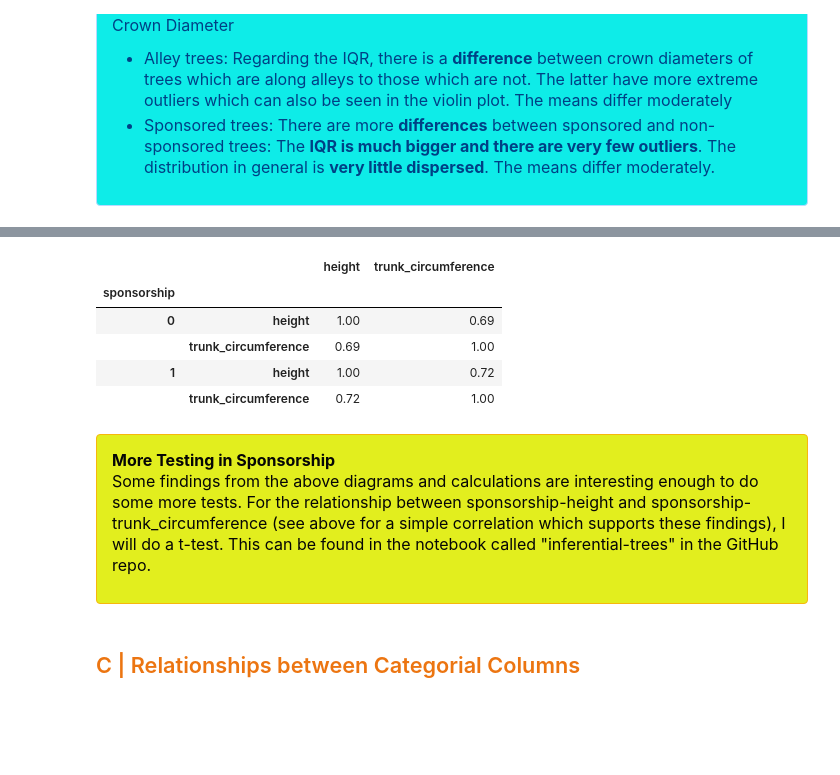
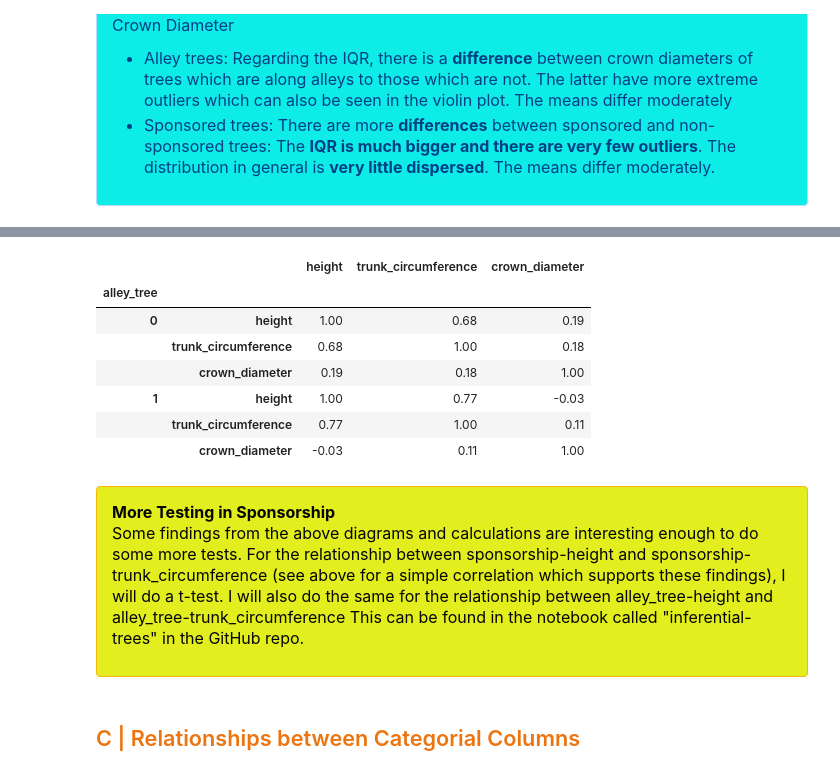
Before and after one commit to Paula0923/trees-midproject, a Jupyter notebook: 2_eda-trees.ipynb, the cells around one changed output, grey strips where cells are left out. Drawn from its saved outputs; the diff is of its cells as text; code cells hidden in the pictures; blank space fills up the shorter version.

```diff
--- a/2_eda-trees.ipynb
+++ b/2_eda-trees.ipynb
@@ -579,13 +559,15 @@ Name: crown_diameter, dtype: float64
 # %%
-# a correlation analysis supports the above described relationships for
-df4.groupby('sponsorship')[['height', 'trunk_circumference']].corr()
+# for alley_tree a correlation analysis shows a strong connection as well which could not be seen from the steps before
+df4.groupby('alley_tree')[['height', 'trunk_circumference', 'crown_diameter']].corr()
 # %% [output]
-|  |  | height | trunk_circumference |
-| sponsorship |  |  |  |
-| 0 | height | 1.00 | 0.69 |
-|  | trunk_circumference | 0.69 | 1.00 |
-| 1 | height | 1.00 | 0.72 |
-|  | trunk_circumference | 0.72 | 1.00 |
+|  |  | height | trunk_circumference | crown_diameter |
+| alley_tree |  |  |  |  |
+| 0 | height | 1.00 | 0.68 | 0.19 |
+|  | trunk_circumference | 0.68 | 1.00 | 0.18 |
+|  | crown_diameter | 0.19 | 0.18 | 1.00 |
+| 1 | height | 1.00 | 0.77 | -0.03 |
+|  | trunk_circumference | 0.77 | 1.00 | 0.11 |
+|  | crown_diameter | -0.03 | 0.11 | 1.00 |
 # %% [markdown]
 <div style="
     padding: 15px;
@@ -599,7 +581,7 @@ df4.groupby('sponsorship')[['height', 'trunk_circumference']].corr()
     word-wrap: break-word;
     text-align: left;">
     <strong>More Testing in Sponsorship</strong>
-<p>Some findings from the above diagrams and calculations are interesting enough to do some more tests. For the relationship between sponsorship-height and sponsorship-trunk_circumference (see above for a simple correlation which supports these findings), I will do a t-test. This can be found in the notebook called "inferential-trees" in the GitHub repo.</p>
+<p>Some findings from the above diagrams and calculations are interesting enough to do some more tests. For the relationship between sponsorship-height and sponsorship-trunk_circumference (see above for a simple correlation which supports these findings), I will do a t-test. I will also do the same for the relationship between alley_tree-height and alley_tree-trunk_circumference This can be found in the notebook called "inferential-trees" in the GitHub repo.</p>
 </div>
 # %% [markdown]
 <h2 style="color: #ec7511;">C | Relationships between Categorial Columns</h2>
```
Also changed, not shown: parts of 28 cells of this notebook, 20 other files.
